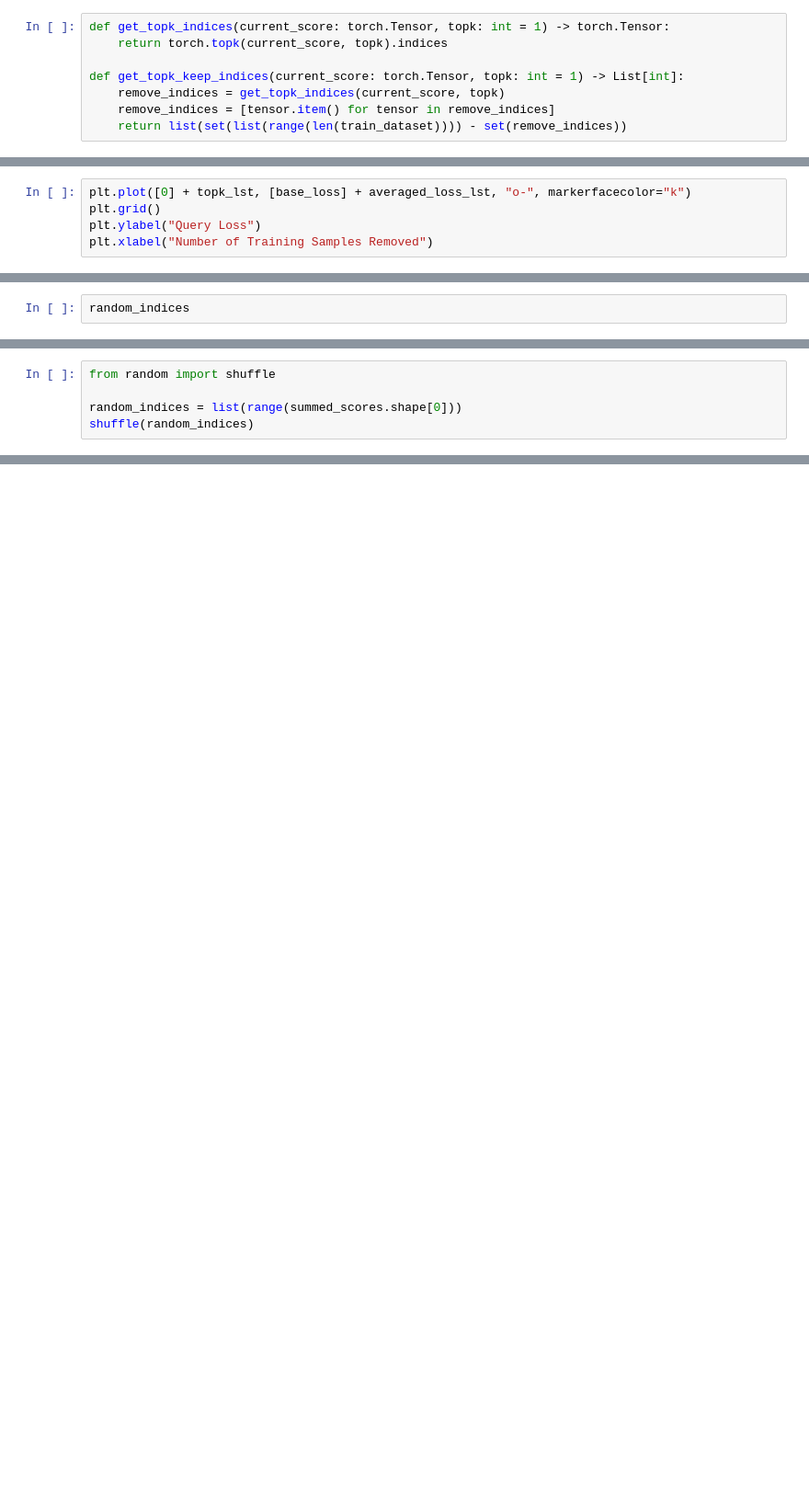
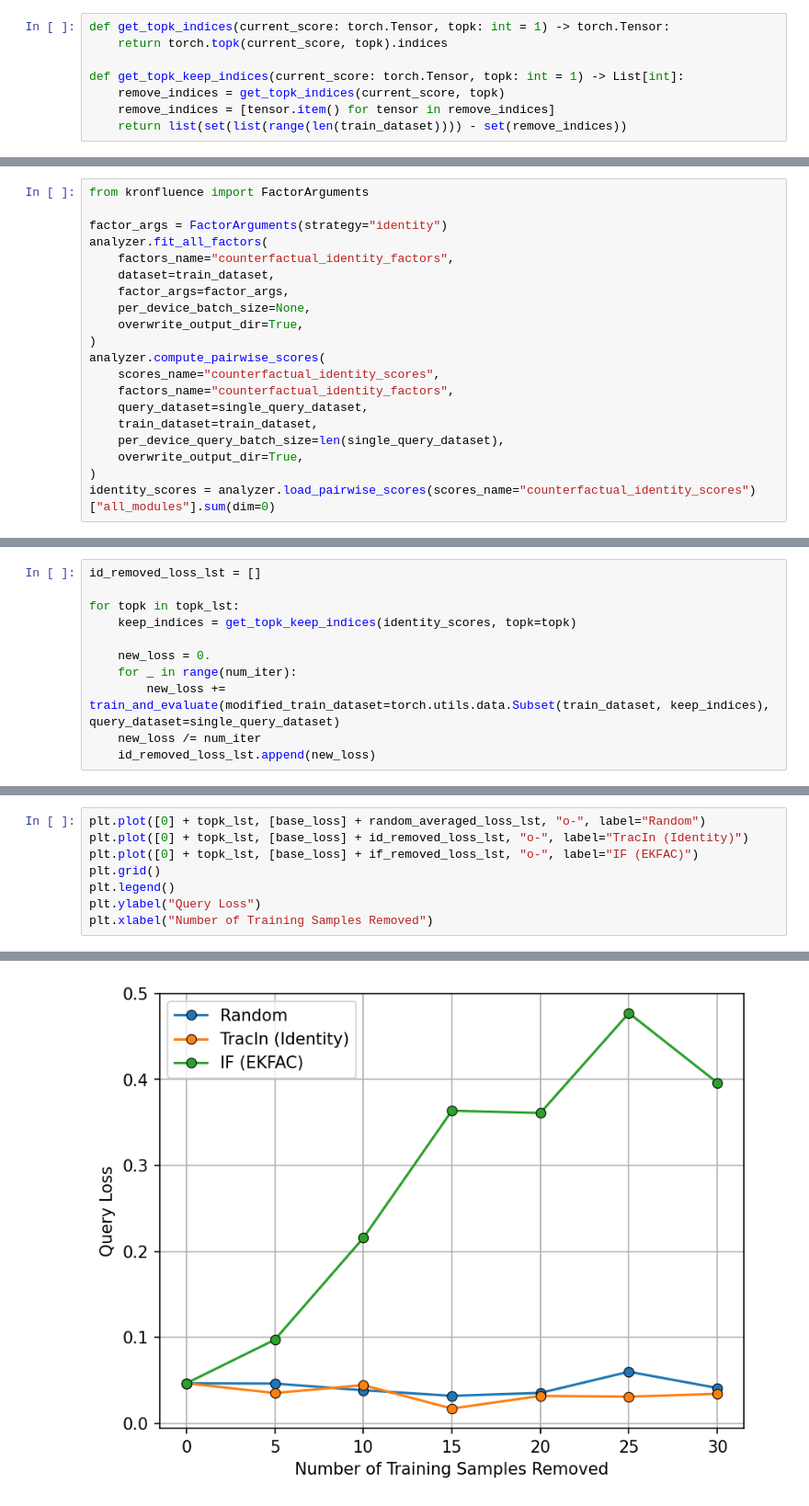
Before and after one commit to pomonam/kronfluence, a Jupyter notebook: examples/uci/tutorial.ipynb, the cells around one changed output, grey strips where cells are left out. Shown at 92% size. Saved outputs shown, nothing was run; the diff lists cells and outputs as text; blank space fills up the shorter version.

```diff
--- a/examples/uci/tutorial.ipynb
+++ b/examples/uci/tutorial.ipynb
@@ -402,6 +437,21 @@ for topk in topk_lst:
 # %%
-plt.plot([0] + topk_lst, [base_loss] + averaged_loss_lst, "o-", markerfacecolor="k")
-plt.grid()
-plt.ylabel("Query Loss")
-plt.xlabel("Number of Training Samples Removed")
+from kronfluence import FactorArguments
+
+factor_args = FactorArguments(strategy="identity")
+analyzer.fit_all_factors(
+    factors_name="counterfactual_identity_factors",
+    dataset=train_dataset,
+    factor_args=factor_args,
+    per_device_batch_size=None,
+    overwrite_output_dir=True,
+)
+analyzer.compute_pairwise_scores(
+    scores_name="counterfactual_identity_scores",
+    factors_name="counterfactual_identity_factors",
+    query_dataset=single_query_dataset,
+    train_dataset=train_dataset,
+    per_device_query_batch_size=len(single_query_dataset),
+    overwrite_output_dir=True,
+)
+identity_scores = analyzer.load_pairwise_scores(scores_name="counterfactual_identity_scores")["all_modules"].sum(dim=0)
 # %% [output]
@@ -410,2 +464,11 @@ Text(0.5, 0, 'Number of Training Samples Removed')
 # %%
-random_indices
+id_removed_loss_lst = []
+
+for topk in topk_lst:
+    keep_indices = get_topk_keep_indices(identity_scores, topk=topk)
+
+    new_loss = 0.
+    for _ in range(num_iter):
+        new_loss += train_and_evaluate(modified_train_dataset=torch.utils.data.Subset(train_dataset, keep_indices), query_dataset=single_query_dataset)
+    new_loss /= num_iter
+    id_removed_loss_lst.append(new_loss)
@@ -414,5 +475,9 @@ We can compare influence estimates with random data removal baseline.
 # %%
-from random import shuffle
-
-random_indices = list(range(summed_scores.shape[0]))
-shuffle(random_indices)
+plt.plot([0] + topk_lst, [base_loss] + random_averaged_loss_lst, "o-", label="Random")
+plt.plot([0] + topk_lst, [base_loss] + id_removed_loss_lst, "o-", label="TracIn (Identity)")
+plt.plot([0] + topk_lst, [base_loss] + if_removed_loss_lst, "o-", label="IF (EKFAC)")
+plt.grid()
+plt.legend()
+plt.ylabel("Query Loss")
+plt.xlabel("Number of Training Samples Removed")
+# %% [output]
@@ -418,0 +485 @@ shuffle(random_indices)
+[figure, added]
```
Also changed, not shown: parts of 45 cells of this notebook, 3 other files.
